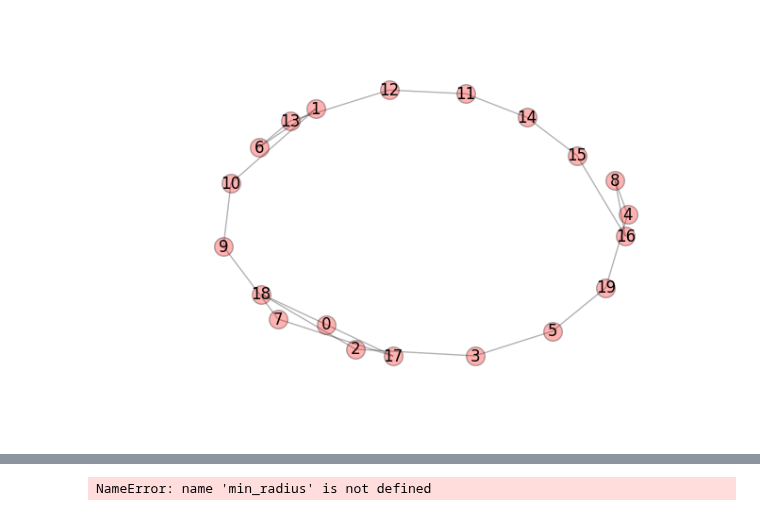
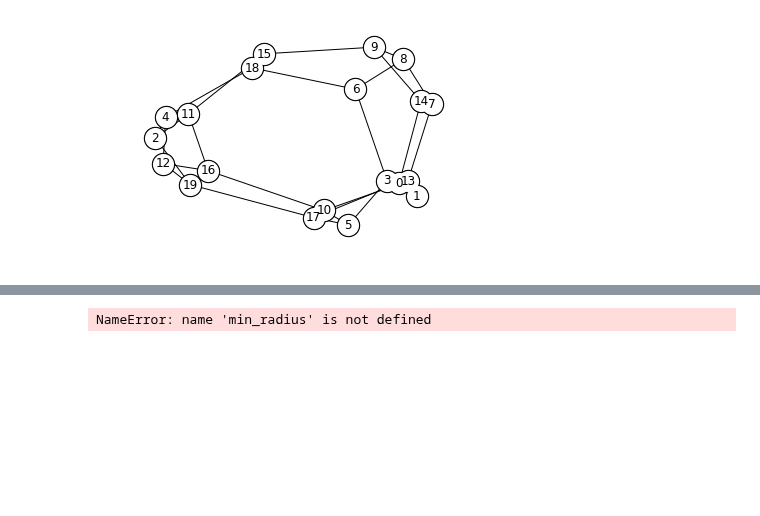
Before and after one commit to atcemgil/notes, a Jupyter notebook: DrawGraphs.ipynb, the cells around one changed output, grey strips where cells are left out. Cells and saved outputs as stored; diff of their text form; code cells hidden in the pictures; blank space fills up the shorter version.

```diff
--- a/DrawGraphs.ipynb
+++ b/DrawGraphs.ipynb
@@ -74,13 +84,15 @@ plt.show()
 # %%
 #nx.view_pygraphviz(G)
-#H = nx.random_graphs.watts_strogatz_graph(20,5,0.1)
-H = nx.random_graphs.random_regular_graph(2,20)
+N = 20
+#H = nx.random_graphs.watts_strogatz_graph(N,5,0.1)
+H = nx.random_graphs.random_regular_graph(3,N)
 
-lbl = {e:e for e in range(20)}
+lbl = {e:e for e in range(N)}
 #nx.view_pygraphviz(H)
-nx.draw(H,labels=lbl,node_color="red",alpha=0.3, node_size=200)
+nx.draw_networkx_nodes(H,node_color="black",alpha=1, node_size=500, pos=nx.spectral_layout(H))
+nx.draw(H,labels=lbl,node_color="white",alpha=1, node_size=400, pos=nx.spectral_layout(H))
 # %% [output]
-[figure, old version]
+[figure, new version]
 # %%
 G = nx.Graph()
 
```
Also changed, not shown: parts of 6 cells of this notebook, 10 other files.
